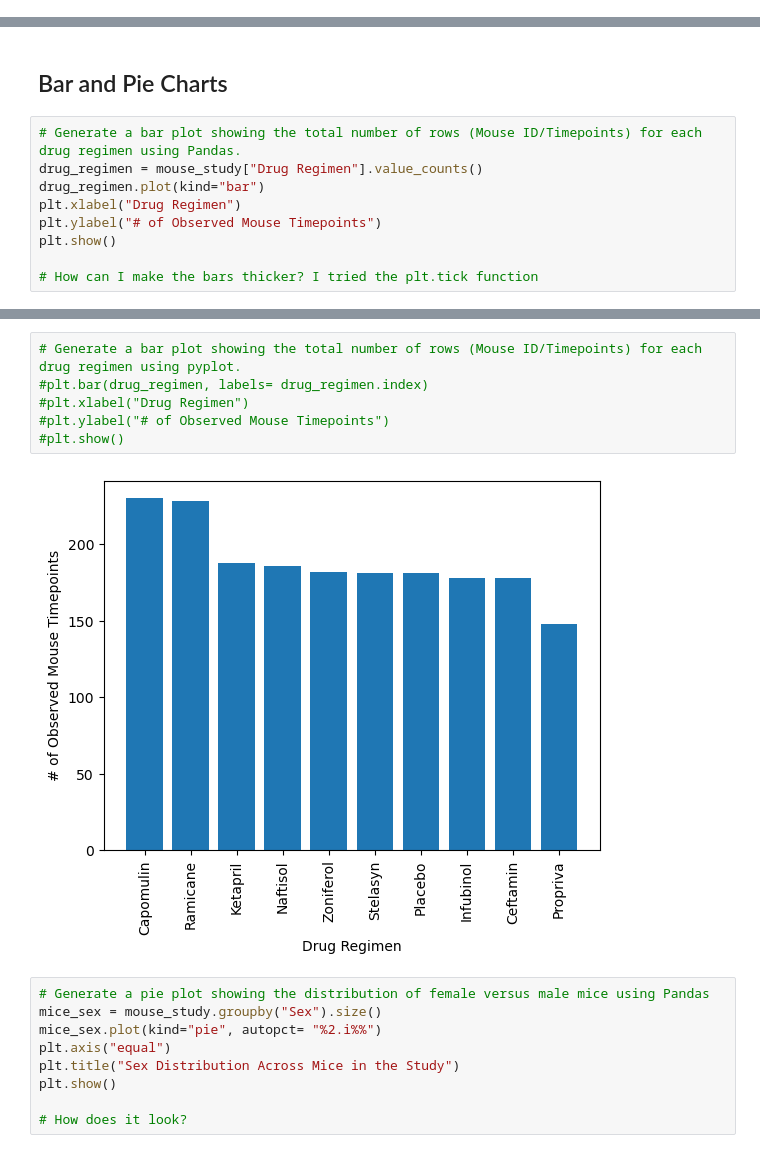
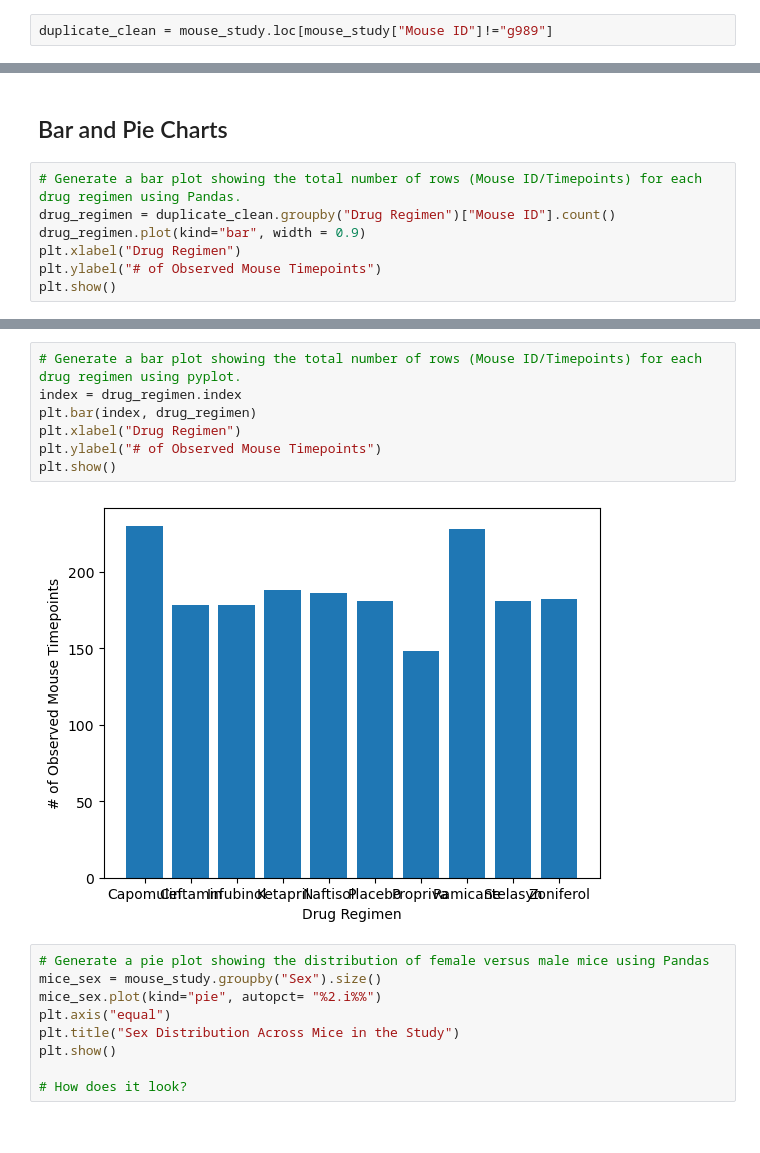
Before and after one commit to GabrielaDelgado/Module5, a Jupyter notebook: Pymaceuticals/pymaceuticals_starter.ipynb, the cells around one changed output, grey strips where cells are left out. Drawn from its saved outputs; the diff is of its cells as text.

```diff
--- a/Pymaceuticals/pymaceuticals_starter.ipynb
+++ b/Pymaceuticals/pymaceuticals_starter.ipynb
@@ -65,0 +60,2 @@ mice_duplicate
+# %%
+duplicate_clean = mouse_study.loc[mouse_study["Mouse ID"]!="g989"]
@@ -154,11 +169,9 @@ summary_statistics_table
 ## Bar and Pie Charts
 # %%
 # Generate a bar plot showing the total number of rows (Mouse ID/Timepoints) for each drug regimen using Pandas.
-drug_regimen = mouse_study["Drug Regimen"].value_counts()
-drug_regimen.plot(kind="bar")
+drug_regimen = duplicate_clean.groupby("Drug Regimen")["Mouse ID"].count()
+drug_regimen.plot(kind="bar", width = 0.9)
 plt.xlabel("Drug Regimen")
 plt.ylabel("# of Observed Mouse Timepoints")
 plt.show()
-
-# How can I make the bars thicker? I tried the plt.tick function
 # %% [output]
@@ -166,11 +179,12 @@ plt.show()
 # %%
 # Generate a bar plot showing the total number of rows (Mouse ID/Timepoints) for each drug regimen using pyplot.
-#plt.bar(drug_regimen, labels= drug_regimen.index)
-#plt.xlabel("Drug Regimen")
-#plt.ylabel("# of Observed Mouse Timepoints")
-#plt.show()
+index = drug_regimen.index
+plt.bar(index, drug_regimen)
+plt.xlabel("Drug Regimen")
+plt.ylabel("# of Observed Mouse Timepoints")
+plt.show()
 # %% [output]
-[figure, old version]
+[figure, new version]
 # %%
 # Generate a pie plot showing the distribution of female versus male mice using Pandas
 mice_sex = mouse_study.groupby("Sex").size()
```
Also changed, not shown: parts of 14 cells of this notebook.
